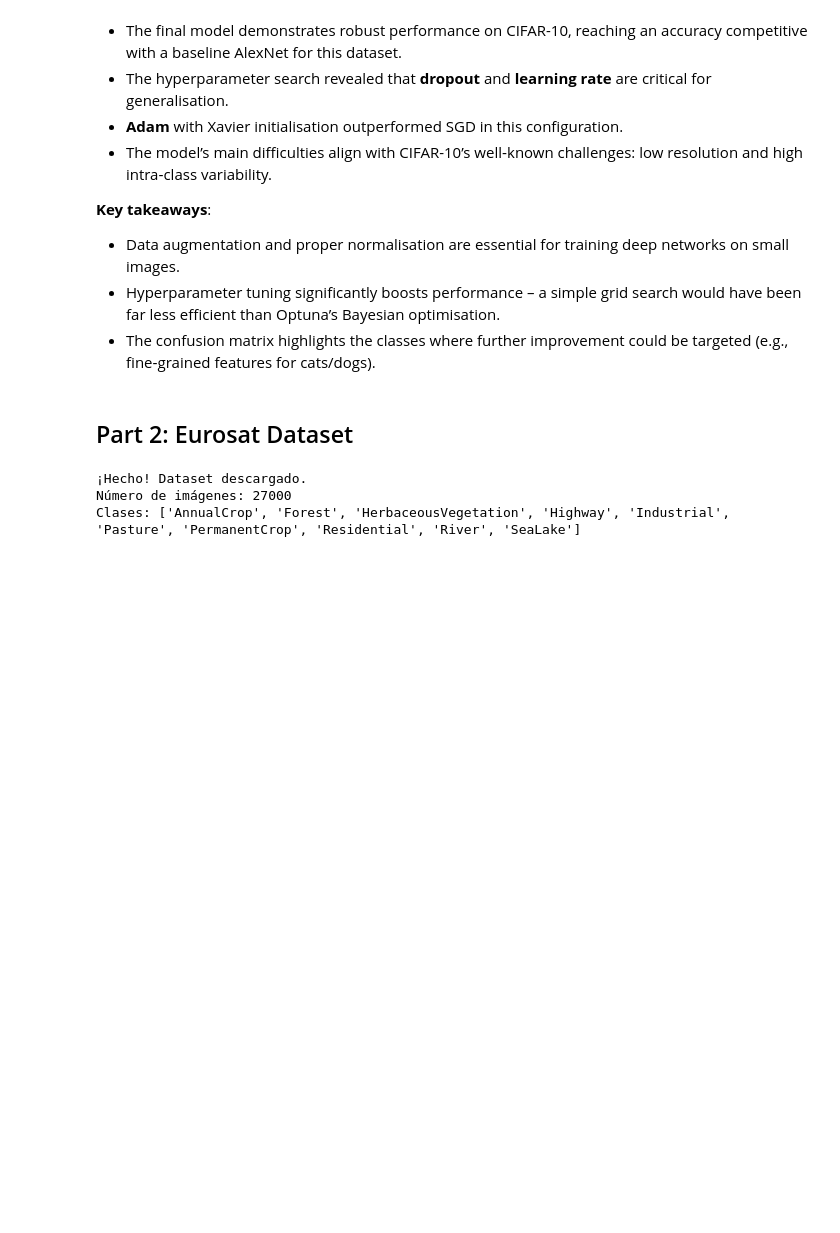
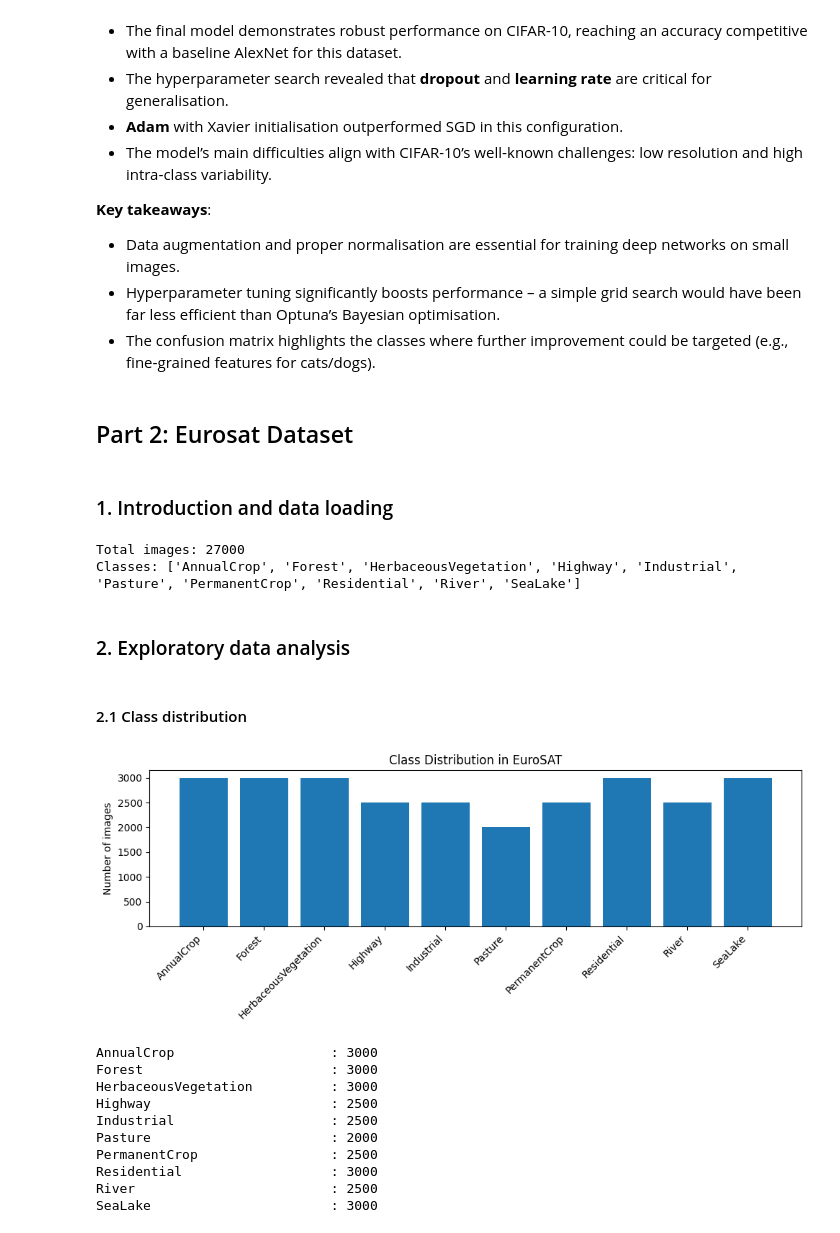
Before and after one commit to Martxelo5/DLproyect, a Jupyter notebook: deliverable2/main.ipynb, the cells around one changed output. Drawn from its saved outputs; the diff is of its cells as text; code cells hidden in the pictures; blank space fills up the shorter version.

Commit message:
EuroSAT EDA

```diff
--- a/deliverable2/main.ipynb
+++ b/deliverable2/main.ipynb
@@ -757,21 +747,46 @@ plt.show()
 - The confusion matrix highlights the classes where further improvement could be targeted (e.g., fine‑grained features for cats/dogs).
 # %% [markdown]
 ## Part 2: Eurosat Dataset
+# %% [markdown]
+### 1. Introduction and data loading
 # %%
-from torchvision.datasets import EuroSAT
-from torchvision import transforms
 
-# 1. Definimos la transformación básica
-transform = transforms.Compose([transforms.ToTensor()])
+# Download the EuroSAT dataset from torchvision
+euro_dataset = datasets.EuroSAT(root="./data", download=True, transform=None)
+class_names = euro_dataset.classes
 
-# 2. Descarga automática (Solo la versión RGB/JPG)
-# download=True hace todo el trabajo de buscar el link y bajarlo
-dataset = EuroSAT(root="./data", download=True, transform=transform)
-
-print(f"¡Hecho! Dataset descargado.")
-print(f"Número de imágenes: {len(dataset)}")
-print(f"Clases: {dataset.classes}")
+print(f"Total images: {len(euro_dataset)}")
+print(f"Classes: {class_names}")
 # %% [output]
-¡Hecho! Dataset descargado.
-Número de imágenes: 27000
-Clases: ['AnnualCrop', 'Forest', 'HerbaceousVegetation', 'Highway', 'Industrial', 'Pasture', 'PermanentCrop', 'Residential', 'River', 'SeaLake']
+Total images: 27000
+Classes: ['AnnualCrop', 'Forest', 'HerbaceousVegetation', 'Highway', 'Industrial', 'Pasture', 'PermanentCrop', 'Residential', 'River', 'SeaLake']
+# %% [markdown]
+### 2. Exploratory data analysis
+# %% [markdown]
+#### 2.1 Class distribution
+# %%
+labels = [euro_dataset[i][1] for i in range(len(euro_dataset))]
+unique, counts = np.unique(labels, return_counts=True)
+
+plt.figure(figsize=(10, 4))
+plt.bar([class_names[i] for i in unique], counts)
+plt.title("Class Distribution in EuroSAT")
+plt.xticks(rotation=45, ha='right')
+plt.ylabel("Number of images")
+plt.tight_layout()
+plt.show()
+
+for i, cnt in zip(unique, counts):
+    print(f"{class_names[i]:30s}: {cnt}")
+# %% [output]
+[figure, added]
+AnnualCrop                    : 3000
+Forest                        : 3000
+HerbaceousVegetation          : 3000
+Highway                       : 2500
+Industrial                    : 2500
+Pasture                       : 2000
+PermanentCrop                 : 2500
+Residential                   : 3000
+River                         : 2500
+SeaLake                       : 3000
```
Also changed, not shown: parts of 13 cells of this notebook, 7 other files.
